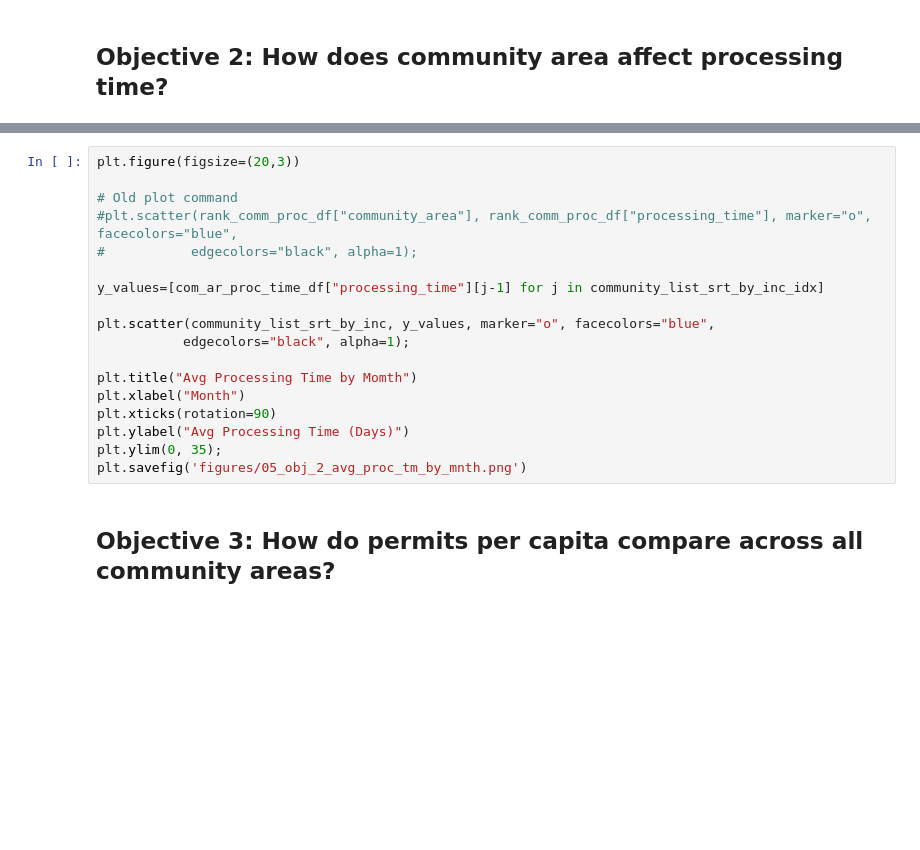
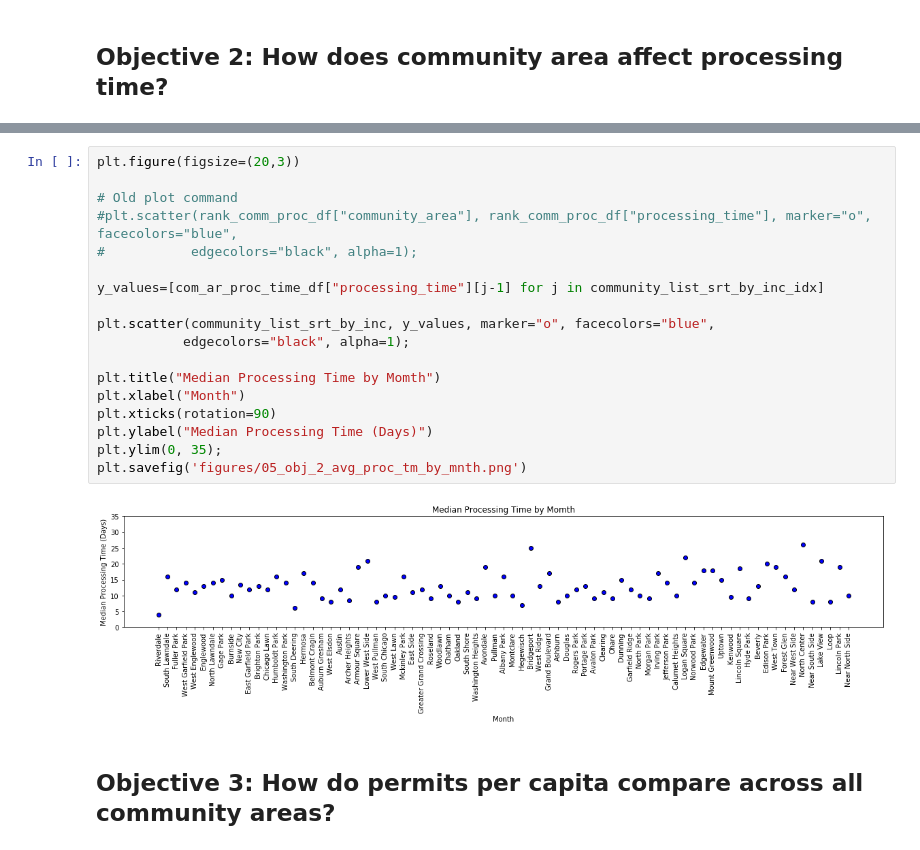
Before and after one commit to mahoneyjam/Project_1, a Jupyter notebook: data_wrangling.ipynb, the cells around one changed output, grey strips where cells are left out. Cells and saved outputs as stored; diff of their text form; blank space fills up the shorter version.

```diff
--- a/data_wrangling.ipynb
+++ b/data_wrangling.ipynb
@@ -264,21 +368,23 @@ com_ar_proc_time_df
 # %%
 plt.figure(figsize=(20,3))
 
 # Old plot command
 #plt.scatter(rank_comm_proc_df["community_area"], rank_comm_proc_df["processing_time"], marker="o", facecolors="blue",
 #           edgecolors="black", alpha=1);
 
 y_values=[com_ar_proc_time_df["processing_time"][j-1] for j in community_list_srt_by_inc_idx]
 
 plt.scatter(community_list_srt_by_inc, y_values, marker="o", facecolors="blue",
            edgecolors="black", alpha=1);
 
-plt.title("Avg Processing Time by Momth")
+plt.title("Median Processing Time by Momth")
 plt.xlabel("Month")
 plt.xticks(rotation=90)
-plt.ylabel("Avg Processing Time (Days)")
+plt.ylabel("Median Processing Time (Days)")
 plt.ylim(0, 35);
 plt.savefig('figures/05_obj_2_avg_proc_tm_by_mnth.png')
+# %% [output]
+[figure, added]
 # %% [markdown]
 ## Objective 3: How do permits per capita compare across all community areas?
 # %%
```
Also changed, not shown: parts of 33 cells of this notebook.
